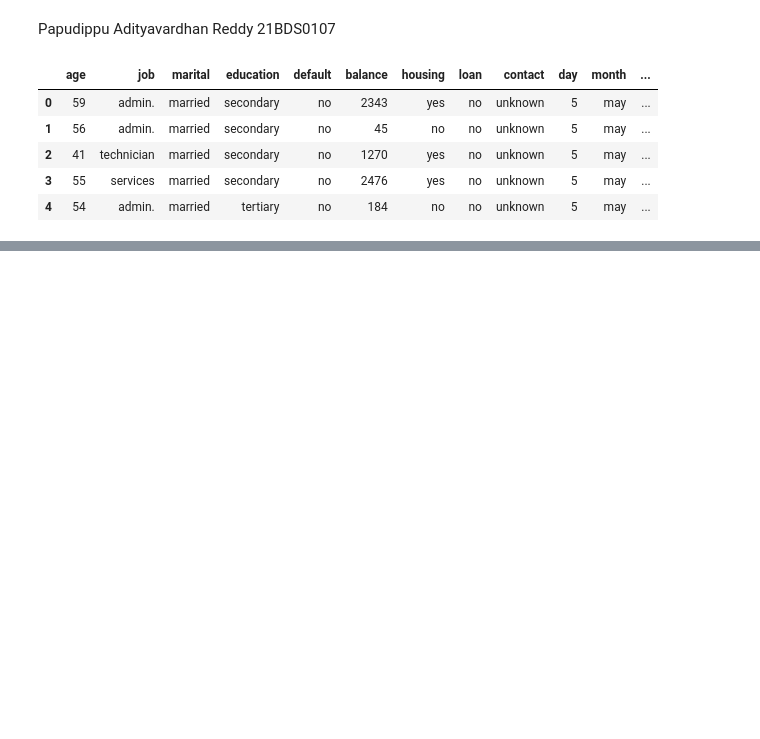
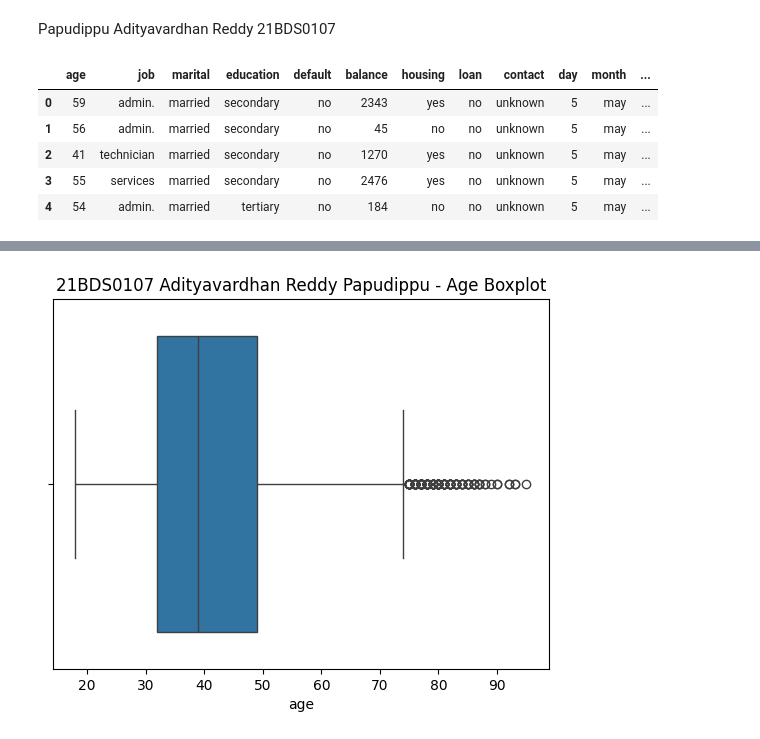
Before and after one commit to AdityaVardhanReddy/EDA, a Jupyter notebook: 21BDS0107.ipynb, the cells around one changed output, grey strips where cells are left out. Saved outputs shown, nothing was run; the diff lists cells and outputs as text; code cells hidden in the pictures; blank space fills up the shorter version.

```diff
--- a/21BDS0107.ipynb
+++ b/21BDS0107.ipynb
@@ -18,0 +187,6 @@ Data_0107.head()
+# %%
+for column in ['job', 'education', 'contact', 'poutcome']:
+    Data_0107[column].fillna(Data_0107[column].mode()[0], inplace=True)
+
+print(Data_0107.isnull().sum())
+Data_0107.head()
@@ -18,0 +315,10 @@ Data_0107.head()
+# %%
+sns.boxplot(x="age", data=Data_0107)
+
+# Add the title
+plt.title("21BDS0107 Adityavardhan Reddy Papudippu - Age Boxplot")
+
+# Show the plot
+plt.show()
+# %% [output]
+[figure, added]
```
Also changed, not shown: parts of 55 cells of this notebook.
